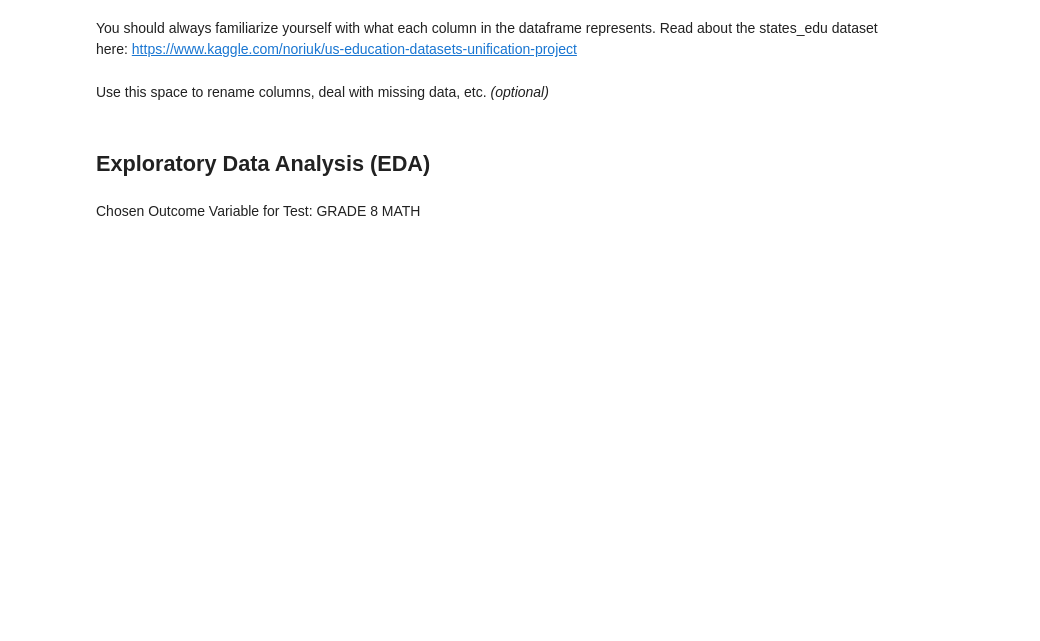
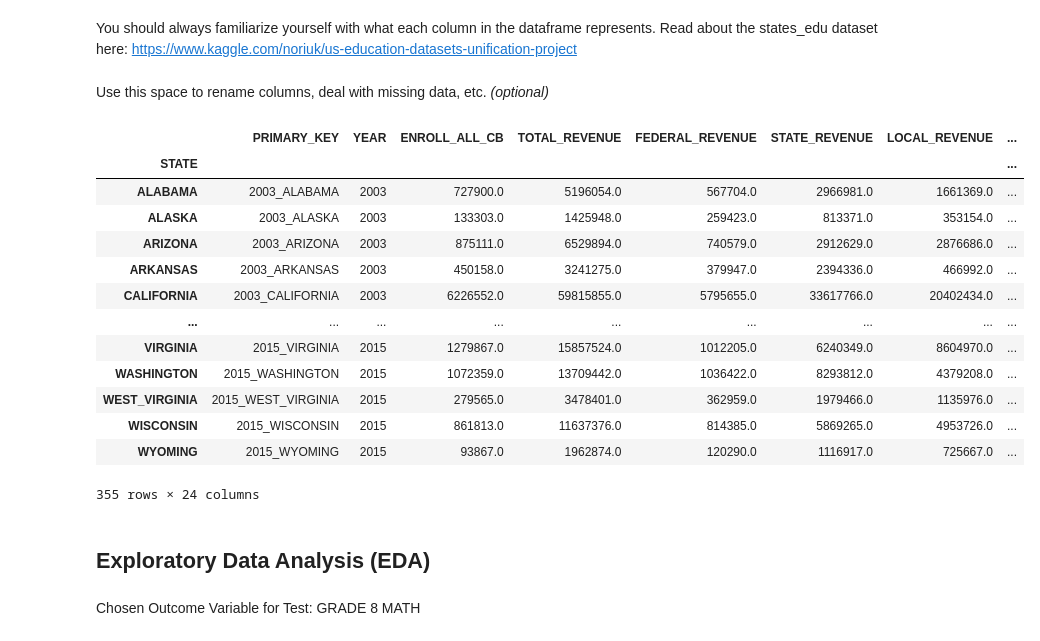
Before and after one commit to kramelea/git-tutorial, a Jupyter notebook: tutorial1/checkpoint1.ipynb, the cells around one changed output. Drawn from its saved outputs; the diff is of its cells as text; code cells hidden in the pictures; blank space fills up the shorter version.

```diff
--- a/tutorial1/checkpoint1.ipynb
+++ b/tutorial1/checkpoint1.ipynb
@@ -49,21 +49,37 @@ Use this space to rename columns, deal with missing data, etc. _(optional)_
 # %%
 #renamed columns for df_
 df_.rename({
     'GRADES_PK_G':'ENROLL_PREK',
     'GRADES_KG_G':'ENROLL_KINDER',
     'GRADES_4_G':'ENROLL_4',
     'GRADES_8_G':'ENROLL_8',
     'GRADES_12_G':'ENROLL_12',
     'GRADES_1_8_G':'ENROLL_PRIMARY',
     'GRADES_9_12_G':'ENROLL_HS',
     'GRADES_ALL_G':'ENROLL_ALL',
     'ENROLL':'ENROLL_ALL_CB'
     },
     axis=1,inplace=True)
 df_.dropna(subset=['AVG_MATH_8_SCORE'], inplace=True)
 df_["ENROLL_ALL"].isna().sum()
 (df_["ENROLL_ALL"]-df_["ENROLL_PREK"]-df_["ENROLL_KINDER"]-df_["ENROLL_PRIMARY"]-df_["ENROLL_HS"]).describe()
 df_["ENROLL_ALL_CB"] = df_["ENROLL_ALL_CB"].fillna(df_["ENROLL_ALL"])
+df_.dropna()
+# %% [output]
+|  | PRIMARY_KEY | YEAR | ENROLL_ALL_CB | TOTAL_REVENUE | FEDERAL_REVENUE | STATE_REVENUE | LOCAL_REVENUE | ... |
+| STATE |  |  |  |  |  |  |  | ... |
+| ALABAMA | 2003_ALABAMA | 2003 | 727900.0 | 5196054.0 | 567704.0 | 2966981.0 | 1661369.0 | ... |
+| ALASKA | 2003_ALASKA | 2003 | 133303.0 | 1425948.0 | 259423.0 | 813371.0 | 353154.0 | ... |
+| ARIZONA | 2003_ARIZONA | 2003 | 875111.0 | 6529894.0 | 740579.0 | 2912629.0 | 2876686.0 | ... |
+| ARKANSAS | 2003_ARKANSAS | 2003 | 450158.0 | 3241275.0 | 379947.0 | 2394336.0 | 466992.0 | ... |
+| CALIFORNIA | 2003_CALIFORNIA | 2003 | 6226552.0 | 59815855.0 | 5795655.0 | 33617766.0 | 20402434.0 | ... |
+| ... | ... | ... | ... | ... | ... | ... | ... | ... |
+| VIRGINIA | 2015_VIRGINIA | 2015 | 1279867.0 | 15857524.0 | 1012205.0 | 6240349.0 | 8604970.0 | ... |
+| WASHINGTON | 2015_WASHINGTON | 2015 | 1072359.0 | 13709442.0 | 1036422.0 | 8293812.0 | 4379208.0 | ... |
+| WEST_VIRGINIA | 2015_WEST_VIRGINIA | 2015 | 279565.0 | 3478401.0 | 362959.0 | 1979466.0 | 1135976.0 | ... |
+| WISCONSIN | 2015_WISCONSIN | 2015 | 861813.0 | 11637376.0 | 814385.0 | 5869265.0 | 4953726.0 | ... |
+| WYOMING | 2015_WYOMING | 2015 | 93867.0 | 1962874.0 | 120290.0 | 1116917.0 | 725667.0 | ... |
+355 rows × 24 columns
 # %% [markdown]
 <h2>Exploratory Data Analysis (EDA) </h2>
 # %% [markdown]
```
Also changed, not shown: parts of 3 cells of this notebook, 1 other file.
